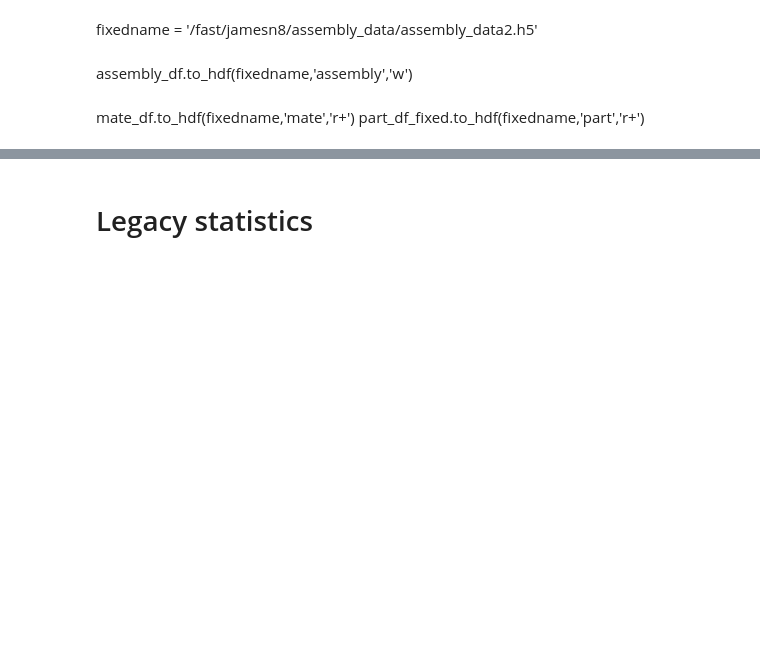
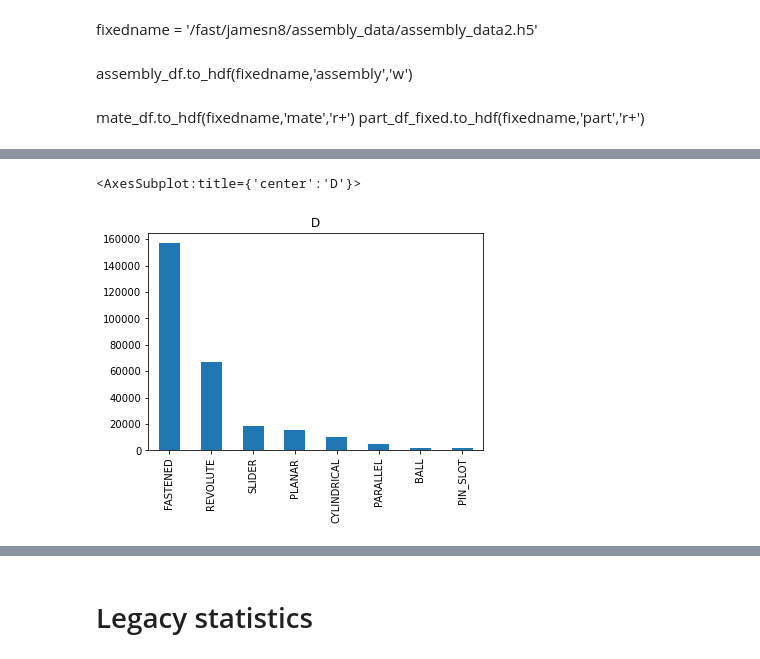
Before and after one commit to ShnitzelKiller/Mechanical, a Jupyter notebook: mechanical/statistics.ipynb, the cells around one changed output, grey strips where cells are left out. Drawn from its saved outputs; the diff is of its cells as text; code cells hidden in the pictures; blank space fills up the shorter version.

```diff
--- a/mechanical/statistics.ipynb
+++ b/mechanical/statistics.ipynb
@@ -265,0 +308,2 @@ mate_duplicates.loc['10-MS8WYyXlytoCXG1pZ-MMb6JZl4ks61uaBwr']
+# %%
+assemblies_with_multimates = aggregated.set_index('Assembly').index.unique()
@@ -265,0 +330,2 @@ mate_duplicates.loc['10-MS8WYyXlytoCXG1pZ-MMb6JZl4ks61uaBwr']
+# %%
+counts_D, counts_D_flattened = mate_counts(all_aggregated_by_assembly, index_with_moving_parts_no_multimates)
@@ -265,0 +349,5 @@ mate_duplicates.loc['10-MS8WYyXlytoCXG1pZ-MMb6JZl4ks61uaBwr']
+# %%
+counts_D_flattened.plot.bar(title='D')
+# %% [output]
+<AxesSubplot:title={'center':'D'}>
+[figure, added]
```
Also changed, not shown: parts of 81 cells of this notebook.
